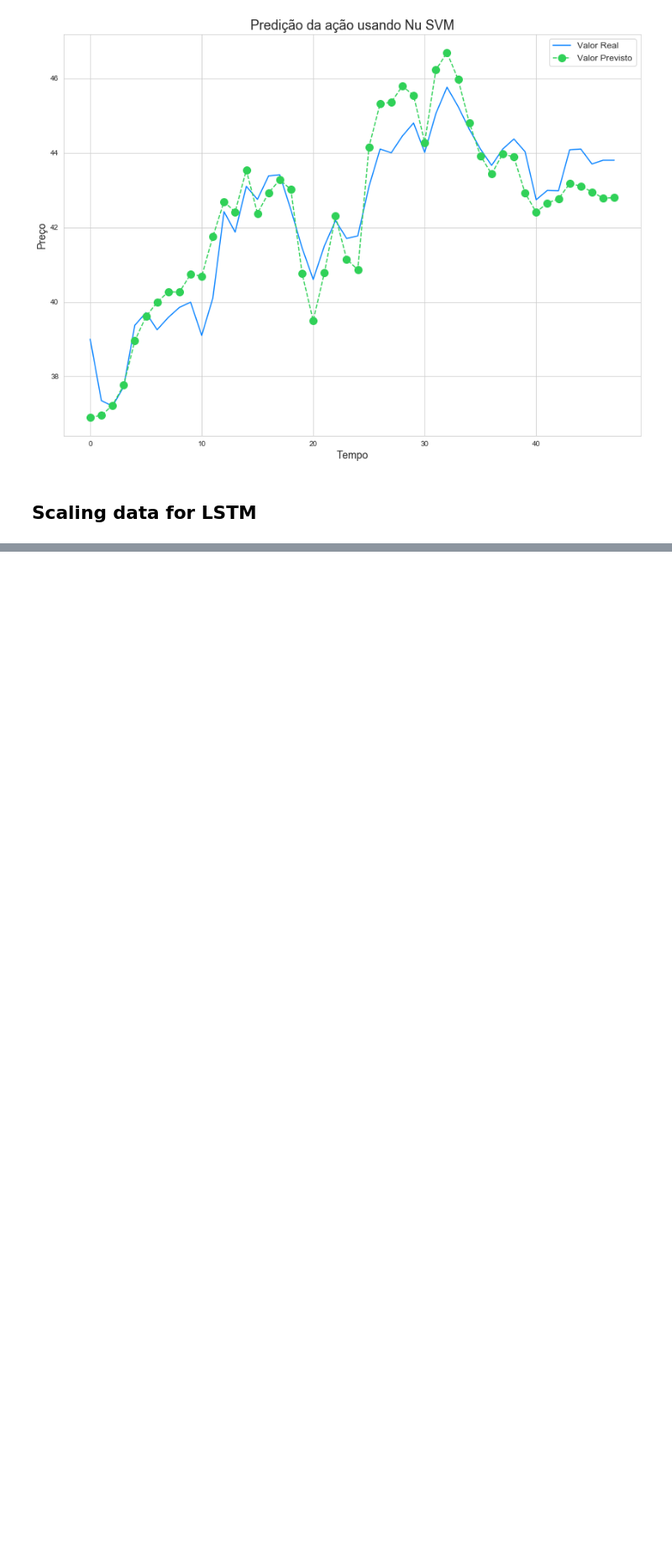
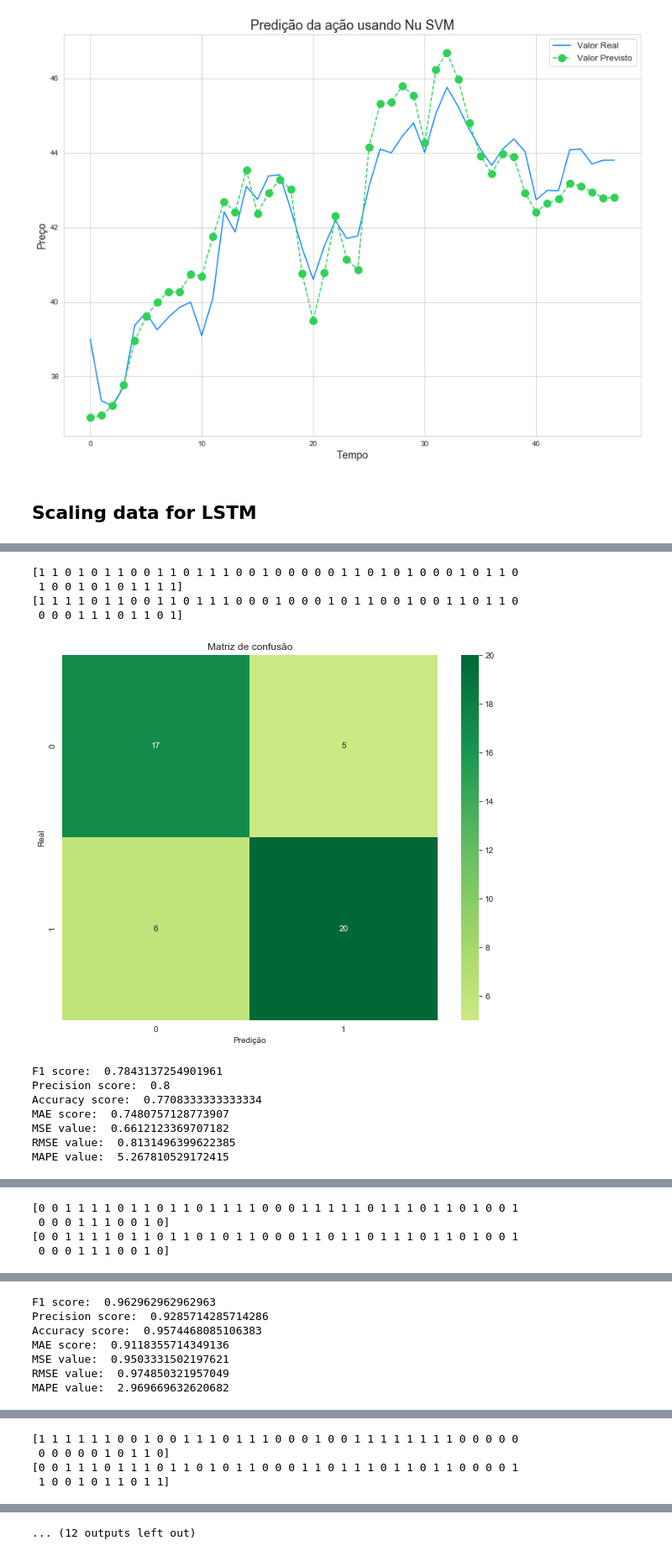
Before and after one commit to romulovff/StockMarketPrediction2.0, a Jupyter notebook: StockMarketPrediction2.0.ipynb, the cells around one changed output, grey strips where cells are left out. Shown at 84% size. Saved outputs shown, nothing was run; the diff lists cells and outputs as text; code cells hidden in the pictures; blank space fills up the shorter version.

```diff
--- a/StockMarketPrediction2.0.ipynb
+++ b/StockMarketPrediction2.0.ipynb
@@ -797,0 +998,15 @@ def predict_linear(stock, inflation=False):
+# %%
+predict_linear_all_stocks(historicStock)
+# %% [output]
+[1 1 0 1 0 1 1 0 0 1 1 0 1 1 1 0 0 1 0 0 0 0 0 1 1 0 1 0 1 0 0 0 1 0 1 1 0
+ 1 0 0 1 0 1 0 1 1 1 1]
+[1 1 1 1 0 1 1 0 0 1 1 0 1 1 1 0 0 0 1 0 0 0 1 0 1 1 0 0 1 0 0 1 1 0 1 1 0
+ 0 0 0 1 1 1 0 1 1 0 1]
+[figure, added]
+F1 score:  0.7843137254901961
+Precision score:  0.8
+Accuracy score:  0.7708333333333334
+MAE score:  0.7480757128773907
+MSE value:  0.6612123369707182
+RMSE value:  0.8131496399622385
+MAPE value:  5.267810529172415
@@ -797,0 +1014,4 @@ def predict_linear(stock, inflation=False):
+[0 0 1 1 1 1 0 1 1 0 1 1 0 1 1 1 1 0 0 0 1 1 1 1 1 0 1 1 1 0 1 1 0 1 0 0 1
+ 0 0 0 1 1 1 0 0 1 0]
+[0 0 1 1 1 1 0 1 1 0 1 1 0 1 0 1 1 0 0 0 1 1 0 1 1 0 1 1 1 0 1 1 0 1 0 0 1
+ 0 0 0 1 1 1 0 0 1 0]
@@ -797,0 +1019,7 @@ def predict_linear(stock, inflation=False):
+F1 score:  0.962962962962963
+Precision score:  0.9285714285714286
+Accuracy score:  0.9574468085106383
+MAE score:  0.9118355714349136
+MSE value:  0.9503331502197621
+RMSE value:  0.974850321957049
+MAPE value:  2.969669632620682
@@ -797,0 +1027,4 @@ def predict_linear(stock, inflation=False):
+[1 1 1 1 1 1 0 0 1 0 0 1 1 1 0 1 1 1 0 0 0 1 0 0 1 1 1 1 1 1 1 1 0 0 0 0 0
+ 0 0 0 0 0 1 0 1 1 0]
+[0 0 1 1 1 0 1 1 1 0 1 1 0 1 0 1 1 0 0 0 1 1 0 1 1 1 0 1 1 0 1 1 0 0 0 0 1
+ 1 0 0 1 0 1 1 0 1 1]
@@ -798 +1040,2 @@ def predict_linear(stock, inflation=False):
+... (12 outputs left out)
 # %%
```
Also changed, not shown: parts of 19 cells of this notebook.
